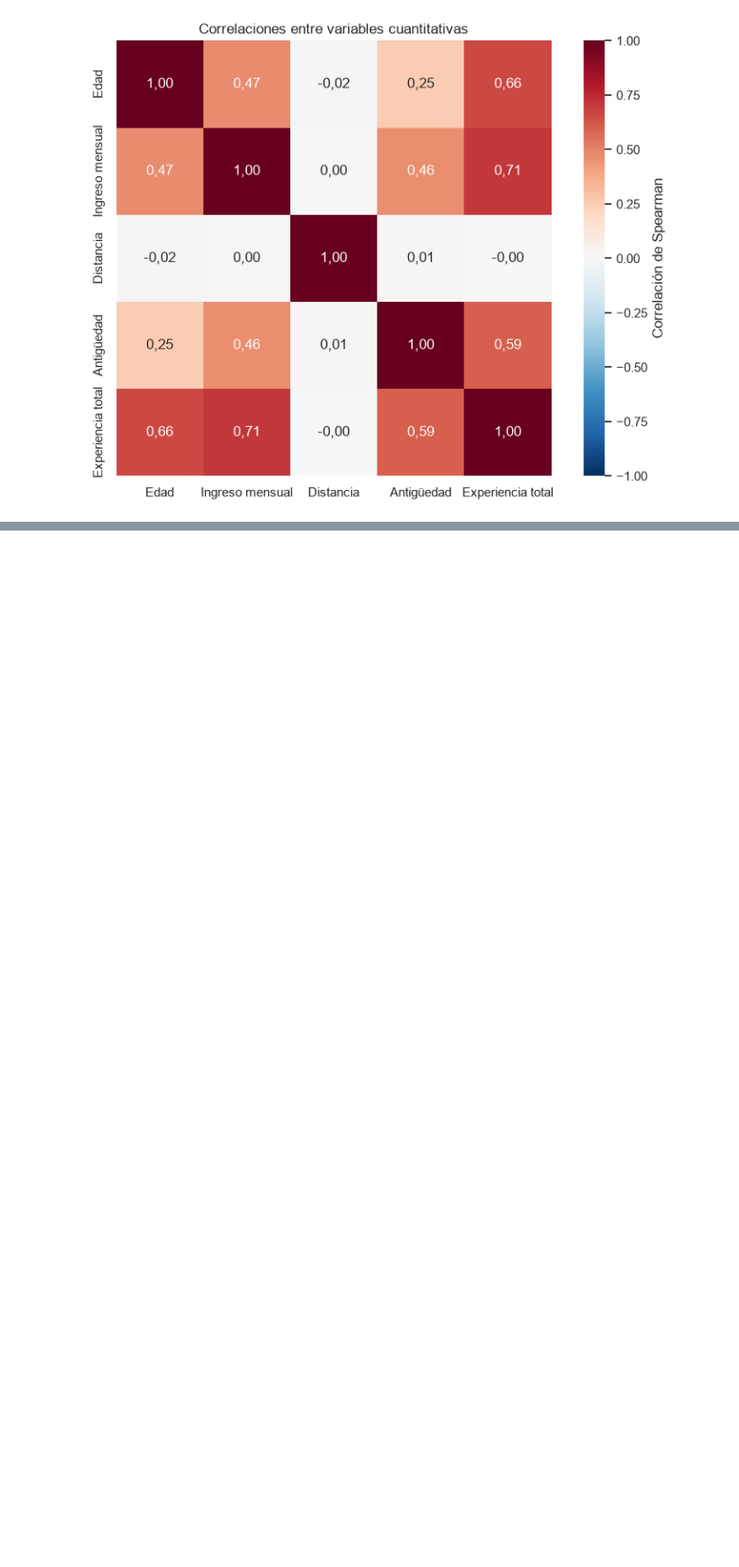
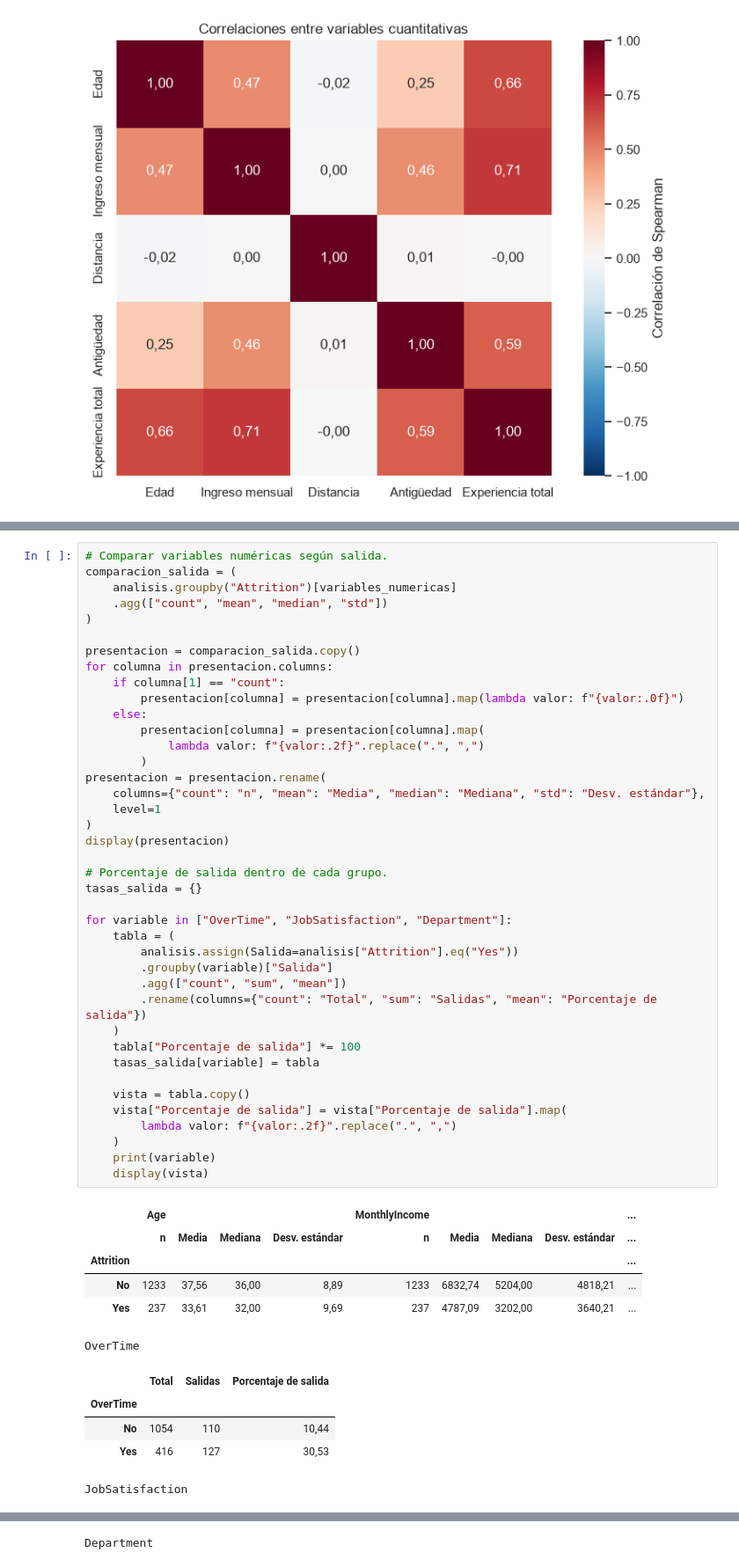
Before and after one commit to hernansaavedrag/estadisticaComputacional, a Jupyter notebook: Sumativa1/Sumativa1_IBM_HR.ipynb, the cells around one changed output, grey strips where cells are left out. Shown at 88% size. Drawn from its saved outputs; the diff is of its cells as text; blank space fills up the shorter version.

```diff
--- a/Sumativa1/Sumativa1_IBM_HR.ipynb
+++ b/Sumativa1/Sumativa1_IBM_HR.ipynb
@@ -653,0 +670,52 @@ plt.show()
+# %%
+# Comparar variables numéricas según salida.
+comparacion_salida = (
+    analisis.groupby("Attrition")[variables_numericas]
+    .agg(["count", "mean", "median", "std"])
+)
+
+presentacion = comparacion_salida.copy()
+for columna in presentacion.columns:
+    if columna[1] == "count":
+        presentacion[columna] = presentacion[columna].map(lambda valor: f"{valor:.0f}")
+    else:
+        presentacion[columna] = presentacion[columna].map(
+            lambda valor: f"{valor:.2f}".replace(".", ",")
+        )
+presentacion = presentacion.rename(
+    columns={"count": "n", "mean": "Media", "median": "Mediana", "std": "Desv. estándar"},
+    level=1
+)
+display(presentacion)
+
+# Porcentaje de salida dentro de cada grupo.
+tasas_salida = {}
+
+for variable in ["OverTime", "JobSatisfaction", "Department"]:
+    tabla = (
+        analisis.assign(Salida=analisis["Attrition"].eq("Yes"))
+        .groupby(variable)["Salida"]
+        .agg(["count", "sum", "mean"])
+        .rename(columns={"count": "Total", "sum": "Salidas", "mean": "Porcentaje de salida"})
+    )
+    tabla["Porcentaje de salida"] *= 100
+    tasas_salida[variable] = tabla
+
+    vista = tabla.copy()
+    vista["Porcentaje de salida"] = vista["Porcentaje de salida"].map(
+        lambda valor: f"{valor:.2f}".replace(".", ",")
+    )
+    print(variable)
+    display(vista)
+# %% [output]
+|  | Age |  |  |  | MonthlyIncome |  |  |  | ... |
+|  | n | Media | Mediana | Desv. estándar | n | Media | Mediana | Desv. estándar | ... |
+| Attrition |  |  |  |  |  |  |  |  | ... |
+| No | 1233 | 37,56 | 36,00 | 8,89 | 1233 | 6832,74 | 5204,00 | 4818,21 | ... |
+| Yes | 237 | 33,61 | 32,00 | 9,69 | 237 | 4787,09 | 3202,00 | 3640,21 | ... |
+OverTime
+|  | Total | Salidas | Porcentaje de salida |
+| OverTime |  |  |  |
+| No | 1054 | 110 | 10,44 |
+| Yes | 416 | 127 | 30,53 |
+JobSatisfaction
@@ -653,0 +728 @@ plt.show()
+Department
```
Also changed, not shown: parts of 12 cells of this notebook, 2 other files.
